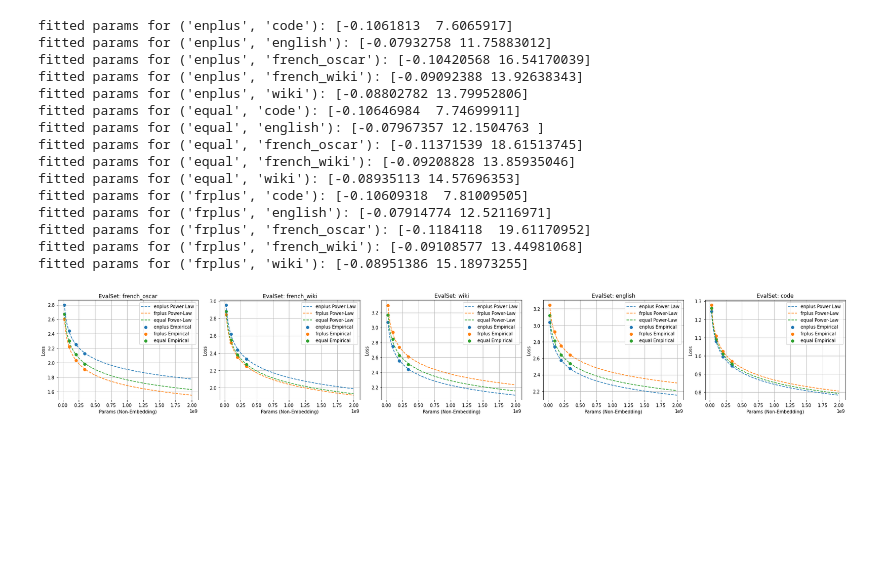
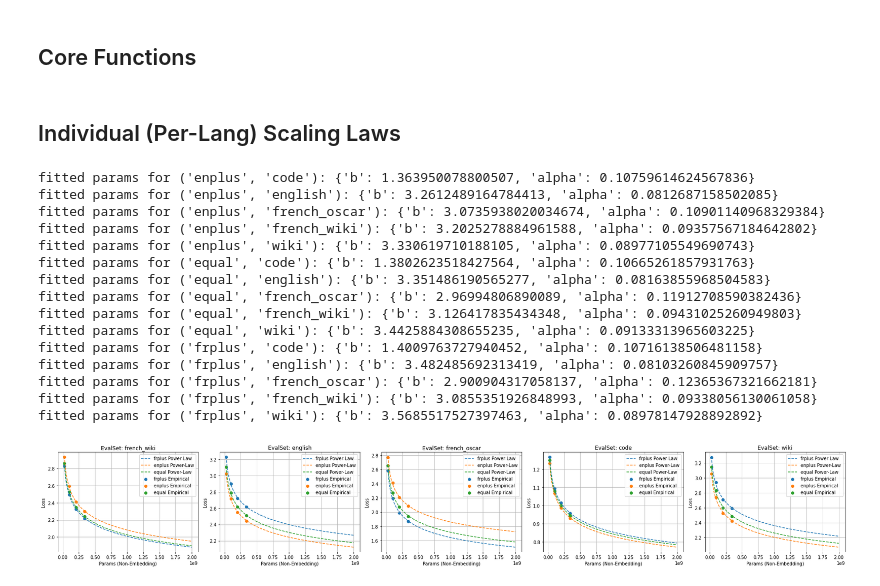
Before and after one commit to nightingal3/llm-pretraining-behaviours, a Jupyter notebook: notebooks/scaling.ipynb, the cells around one changed output. Cells and saved outputs as stored; diff of their text form; code cells hidden in the pictures; blank space fills up the shorter version.

Commit message:
Update scaling notebook and add some docs

```diff
--- a/notebooks/scaling.ipynb
+++ b/notebooks/scaling.ipynb
@@ -48,8 +58,8 @@ def crawl_ducttape_outputs(
 
     return pd.DataFrame.from_records(results)
 # %%
-TOWERLLM_OUTS = "/home/patrick/croissllm-evalouts/"
-output_df = crawl_ducttape_outputs(TOWERLLM_OUTS, use_symlinks=False)
+MODEL_OUTS = "/home/patrick/croissllm-evalouts/"
+output_df = crawl_ducttape_outputs(MODEL_OUTS, use_symlinks=False)
 output_df
 # %% [output]
 Missing results file: /home/patrick/croissllm-evalouts/Eval/DataMix.frplus+EvalIteration.340k+Size.small4+UseExternal.true/eval_results
@@ -85,10 +95,10 @@ Missing results file: /home/patrick/croissllm-evalouts/Eval/DataMix.enplus+EvalI
 # %%
 # replace NaNs with some and get of fixed step
 # output_df['EvalSet'] = output_df['EvalSet'].fillna('wiki')
-STEP="420k"
+STEP="500k"
 output_df['DataMix'] = output_df['DataMix'].fillna('equal')
+output_df['EvalIteration'] = output_df['EvalIteration'].fillna('500k')
 output_df = output_df[output_df['EvalIteration'] == STEP]
-#output_df['EvalSet'] = 'wiki'
 output_df['EvalSet'] = output_df['EvalSet'].fillna('wiki')
 output_df
 # %% [output]
@@ -188,0 +222,2 @@ scaling_df
+# %% [markdown]
+## Core Functions
@@ -189,48 +424,49 @@ scaling_df
+# %% [markdown]
+## Individual (Per-Lang) Scaling Laws
 # %%
 import numpy as np
 from scipy.optimize import curve_fit
 
-include = ["small1", "small2", "small3"]
+# models used to fit scaling laws
+include = [
+    "small1",
+    "small2",
+    "small3",
+    "small4"
+]
 
-# Define the power law function
-def power_law(x, alpha, beta): # L):
-    return beta * np.power(x, alpha)# + L
-
-def compute_scaling(df):
+# Fit the power laws to the data
+laws_params = {}
+for grp_name, grp_df in scaling_df.groupby(["DataMix", "EvalSet"]):
     # Extract the data from the DataFrame
-    x_data = df['Params'].values
-    y_data = df['loss'].values
+    x_data = grp_df['Params'].values
+    y_data = grp_df['loss'].values
 
     if len(x_data) < 2:
-        return None
+        laws_params[grp_name] = None
+        continue
 
-    params, _ = curve_fit(power_law, x_data, y_data, maxfev=10000)
-    return params
-
-# Fit the power law to the data
-# How to group?
-laws_params = {}
-for grp_name, grp_df in scaling_df.groupby(["DataMix", "EvalSet"]):
-    laws_params[grp_name] = compute_scaling(grp_df)
+    params, _ = fit_powerlaw(x_data, y_data)
+    laws_params[grp_name] = params
 
 for grp_name, params in laws_params.items():
     print(f"fitted params for {grp_name}: {params}")
 # %% [output]
-fitted params for ('enplus', 'code'): [-0.1061813  7.6065917]
-fitted params for ('enplus', 'english'): [-0.07932758 11.75883012]
-fitted params for ('enplus', 'french_oscar'): [-0.10420568 16.54170039]
-fitted params for ('enplus', 'french_wiki'): [-0.09092388 13.92638343]
-fitted params for ('enplus', 'wiki'): [-0.08802782 13.79952806]
-fitted params for ('equal', 'code'): [-0.10646984  7.74699911]
-fitted params for ('equal', 'english'): [-0.07967357 12.1504763 ]
-fitted params for ('equal', 'french_oscar'): [-0.11371539 18.61513745]
-fitted params for ('equal', 'french_wiki'): [-0.09208828 13.85935046]
-fitted params for ('equal', 'wiki'): [-0.08935113 14.57696353]
-fitted params for ('frplus', 'code'): [-0.10609318  7.81009505]
-fitted params for ('frplus', 'english'): [-0.07914774 12.52116971]
-fitted params for ('frplus', 'french_oscar'): [-0.1184118  19.61170952]
-fitted params for ('frplus', 'french_wiki'): [-0.09108577 13.44981068]
-fitted params for ('frplus', 'wiki'): [-0.08951386 15.18973255]
+fitted params for ('enplus', 'code'): {'b': 1.363950078800507, 'alpha': 0.10759614624567836}
+fitted params for ('enplus', 'english'): {'b': 3.2612489164784413, 'alpha': 0.0812687158502085}
+fitted params for ('enplus', 'french_oscar'): {'b': 3.0735938020034674, 'alpha': 0.10901140968329384}
+fitted params for ('enplus', 'french_wiki'): {'b': 3.2025278884961588, 'alpha': 0.09357567184642802}
+fitted params for ('enplus', 'wiki'): {'b': 3.330619710188105, 'alpha': 0.08977105549690743}
+fitted params for ('equal', 'code'): {'b': 1.3802623518427564, 'alpha': 0.10665261857931763}
+fitted params for ('equal', 'english'): {'b': 3.351486190565277, 'alpha': 0.08163855968504583}
+fitted params for ('equal', 'french_oscar'): {'b': 2.96994806890089, 'alpha': 0.11912708590382436}
+fitted params for ('equal', 'french_wiki'): {'b': 3.126417835434348, 'alpha': 0.09431025260949803}
+fitted params for ('equal', 'wiki'): {'b': 3.4425884308655235, 'alpha': 0.09133313965603225}
+fitted params for ('frplus', 'code'): {'b': 1.4009763727940452, 'alpha': 0.10716138506481158}
+fitted params for ('frplus', 'english'): {'b': 3.482485692313419, 'alpha': 0.08103260845909757}
+fitted params for ('frplus', 'french_oscar'): {'b': 2.900904317058137, 'alpha': 0.12365367321662181}
+fitted params for ('frplus', 'french_wiki'): {'b': 3.0855351926848993, 'alpha': 0.09338056130061058}
+fitted params for ('frplus', 'wiki'): {'b': 3.5685517527397463, 'alpha': 0.08978147928892892}
 # %%
 import matplotlib.pyplot as plt
 
@@ -255,32 +491,32 @@ for ax, eval_set in zip(axs, eval_sets):
 
         # Extract the data from the DataFrame
         x_data = df['Params'].values
         y_data = df['loss'].values
 
         # Plot the original data as scatter plot
         ax.scatter(x_data, y_data, color=color_map[data_mix], label=f'{data_mix} Empirical')
 
         # Compute the y values of the fitted curve
         if (data_mix, eval_set) not in laws_params:
             continue
         params = laws_params[(data_mix, eval_set)]
         if params is None:
             continue
         x_scale = np.linspace(x_min, x_max, 100)
-        y_scale = power_law(x_scale, *params)
+        y_scale = powerlaw(params, x_scale)
 
         # Plot the fitted curve
         ax.plot(x_scale, y_scale, color=color_map[data_mix], linestyle='--', label=f'{data_mix} Power-Law')
 
     # Add labels and legend
     ax.set_xlabel('Params (Non-Embedding)')
     ax.set_ylabel('Loss')
     ax.set_title(f'EvalSet: {eval_set}')
     ax.legend()
     ax.grid(True)
 
 # Show the plot
 plt.tight_layout()
 plt.show()
 # %% [output]
-[figure, old version]
+[figure, new version]
```
Also changed, not shown: parts of 17 cells of this notebook.
